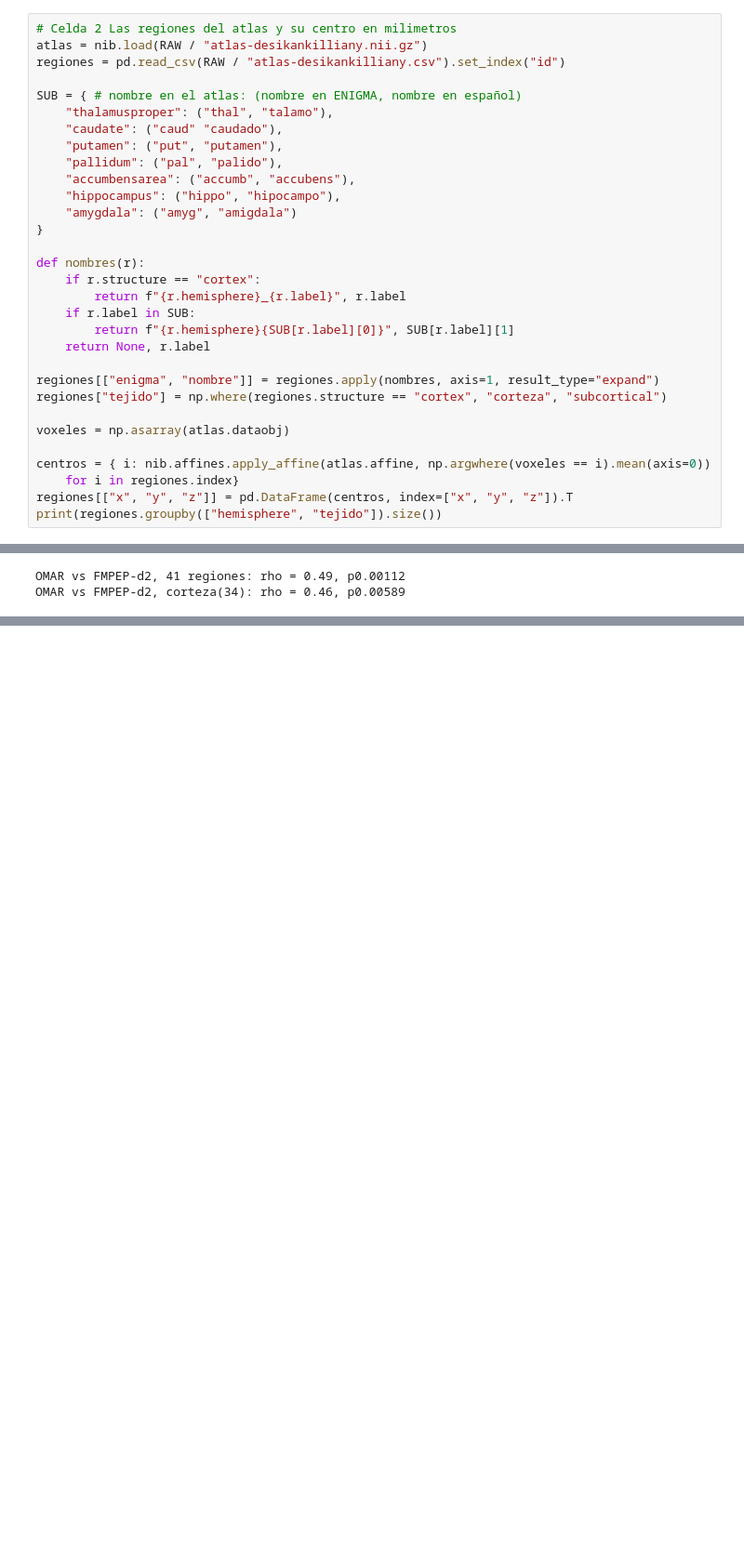
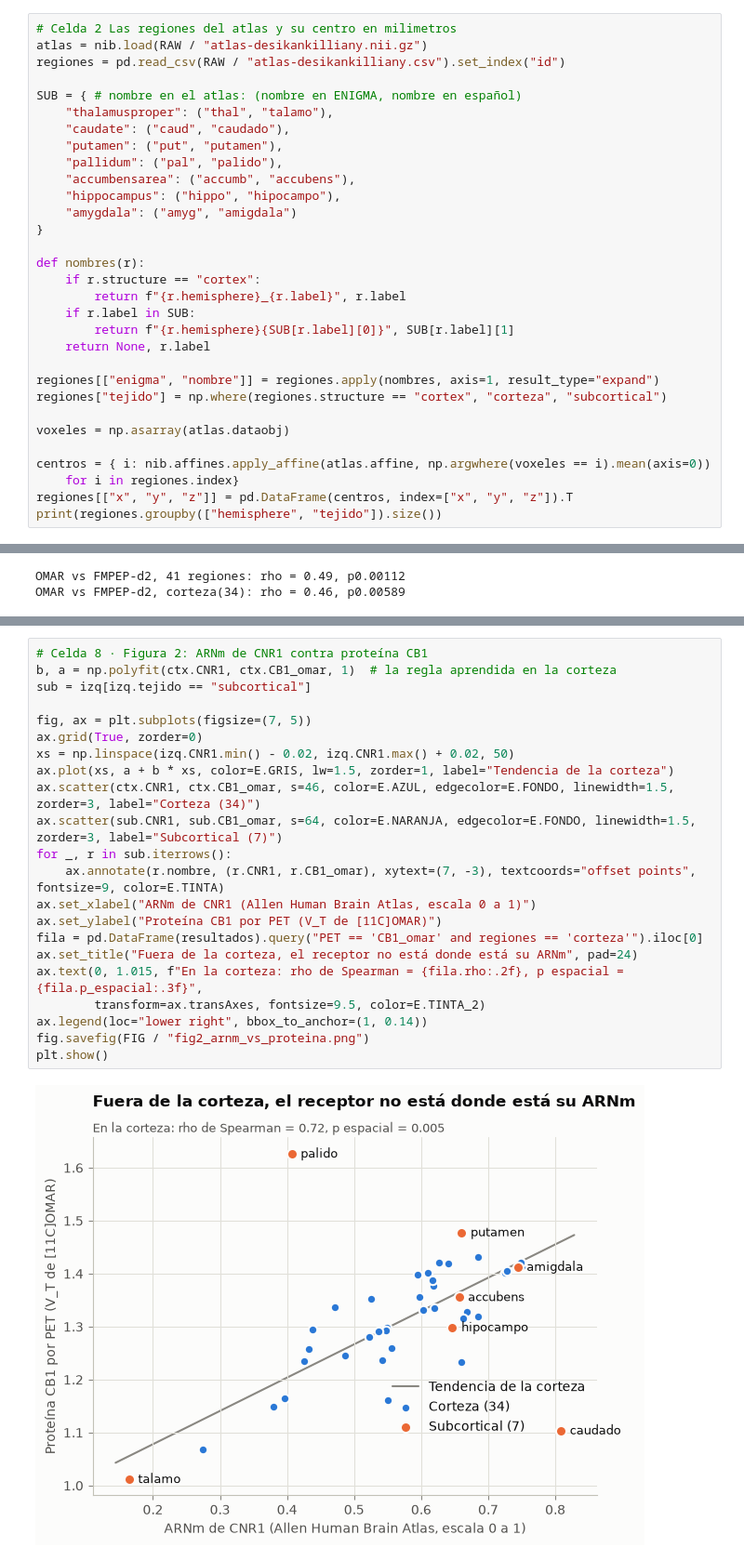
Before and after one commit to alexhdezf18/sistema-endocannabinoide, a Jupyter notebook: notebooks/01_mapa.ipynb, the cells around one changed output, grey strips where cells are left out. Shown at 93% size. Drawn from its saved outputs; the diff is of its cells as text; blank space fills up the shorter version.

```diff
--- a/notebooks/01_mapa.ipynb
+++ b/notebooks/01_mapa.ipynb
@@ -48,7 +48,7 @@ regiones = pd.read_csv(RAW / "atlas-desikankilliany.csv").set_index("id")
 
 SUB = { # nombre en el atlas: (nombre en ENIGMA, nombre en español)
     "thalamusproper": ("thal", "talamo"),
-    "caudate": ("caud" "caudado"),
+    "caudate": ("caud", "caudado"),
     "putamen": ("put", "putamen"),
     "pallidum": ("pal", "palido"),
     "accumbensarea": ("accumb", "accubens"),
@@ -162,0 +167,24 @@ AttributeError: 'int' object has no attribute 'sum'
+# %%
+# Celda 8 · Figura 2: ARNm de CNR1 contra proteína CB1
+b, a = np.polyfit(ctx.CNR1, ctx.CB1_omar, 1)  # la regla aprendida en la corteza
+sub = izq[izq.tejido == "subcortical"]
+
+fig, ax = plt.subplots(figsize=(7, 5))
+ax.grid(True, zorder=0)
+xs = np.linspace(izq.CNR1.min() - 0.02, izq.CNR1.max() + 0.02, 50)
+ax.plot(xs, a + b * xs, color=E.GRIS, lw=1.5, zorder=1, label="Tendencia de la corteza")
+ax.scatter(ctx.CNR1, ctx.CB1_omar, s=46, color=E.AZUL, edgecolor=E.FONDO, linewidth=1.5, zorder=3, label="Corteza (34)")
+ax.scatter(sub.CNR1, sub.CB1_omar, s=64, color=E.NARANJA, edgecolor=E.FONDO, linewidth=1.5, zorder=3, label="Subcortical (7)")
+for _, r in sub.iterrows():
+    ax.annotate(r.nombre, (r.CNR1, r.CB1_omar), xytext=(7, -3), textcoords="offset points", fontsize=9, color=E.TINTA)
+ax.set_xlabel("ARNm de CNR1 (Allen Human Brain Atlas, escala 0 a 1)")
+ax.set_ylabel("Proteína CB1 por PET (V_T de [11C]OMAR)")
+fila = pd.DataFrame(resultados).query("PET == 'CB1_omar' and regiones == 'corteza'").iloc[0]
+ax.set_title("Fuera de la corteza, el receptor no está donde está su ARNm", pad=24)
+ax.text(0, 1.015, f"En la corteza: rho de Spearman = {fila.rho:.2f}, p espacial = {fila.p_espacial:.3f}",
+        transform=ax.transAxes, fontsize=9.5, color=E.TINTA_2)
+ax.legend(loc="lower right", bbox_to_anchor=(1, 0.14))
+fig.savefig(FIG / "fig2_arnm_vs_proteina.png")
+plt.show()
+# %% [output]
+[figure, added]
```
Also changed, not shown: parts of 8 cells of this notebook, 3 other files.
